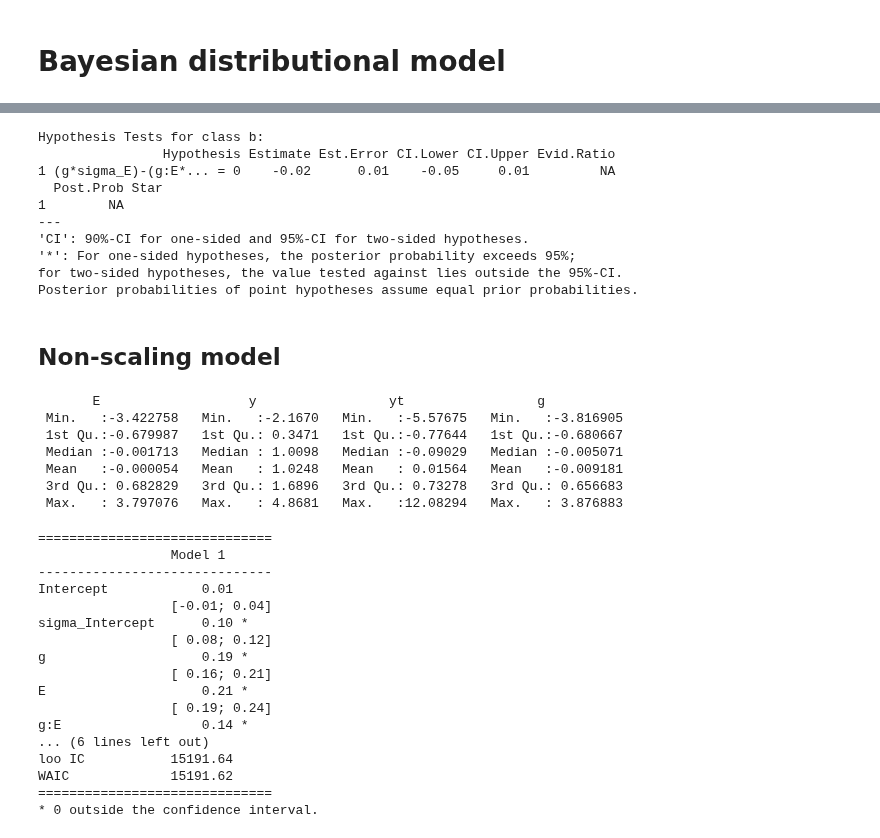
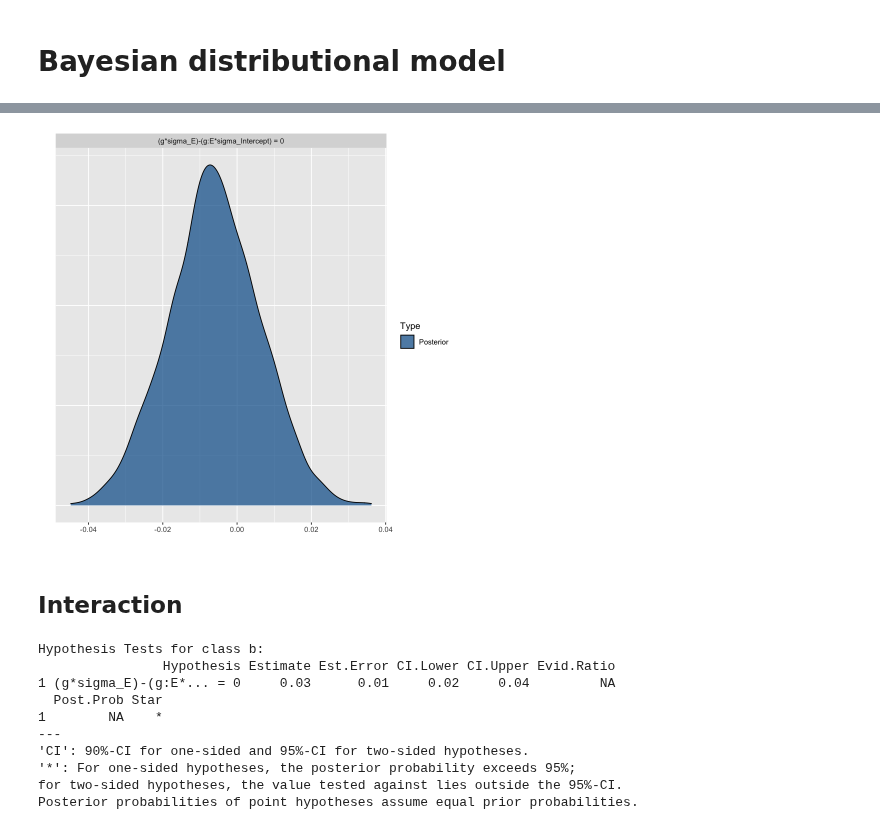
Before and after one commit to sdaza/gxe-dispersion, a Jupyter notebook: notebooks/GxE.ipynb, the cells around one changed output, grey strips where cells are left out. Cells and saved outputs as stored; diff of their text form; code cells hidden in the pictures.

```diff
--- a/notebooks/GxE.ipynb
+++ b/notebooks/GxE.ipynb
@@ -100,0 +116,4 @@ WAIC             19301.96
+# %%
+# I cannot rject the null hypothesis
+hyp <- "g * sigma_E = g:E * sigma_Intercept"
+(hyp <- hypothesis(b1, hyp, alpha = 0.05))
@@ -101,29 +131,21 @@ WAIC             19301.96
+# %%
+plot(hyp)
+# %% [output]
+[figure, added]
+# %% [markdown]
+## Interaction
 # %%
-
-# I cannot reject the null hypothesis
+# I reject the null hypothesis
 hyp <- "g * sigma_E = g:E * sigma_Intercept"
-(hyp <- hypothesis(m3, hyp, alpha = 0.05))
+(hyp <- hypothesis(b2, hyp, alpha = 0.05))
 # %% [output]
 Hypothesis Tests for class b:
                 Hypothesis Estimate Est.Error CI.Lower CI.Upper Evid.Ratio
-1 (g*sigma_E)-(g:E*... = 0    -0.02      0.01    -0.05     0.01         NA
+1 (g*sigma_E)-(g:E*... = 0     0.03      0.01     0.02     0.04         NA
   Post.Prob Star
-1        NA
+1        NA    *
 ---
 'CI': 90%-CI for one-sided and 95%-CI for two-sided hypotheses.
 '*': For one-sided hypotheses, the posterior probability exceeds 95%;
 for two-sided hypotheses, the value tested against lies outside the 95%-CI.
 Posterior probabilities of point hypotheses assume equal prior probabilities.
-# %% [markdown]
-## Non-scaling model
-# %%
-dt = data.table(simData(E, scaling = FALSE))
-summary(dt)
-# %% [output]
-       E                   y                 yt                 g
- Min.   :-3.422758   Min.   :-2.1670   Min.   :-5.57675   Min.   :-3.816905
- 1st Qu.:-0.679987   1st Qu.: 0.3471   1st Qu.:-0.77644   1st Qu.:-0.680667
- Median :-0.001713   Median : 1.0098   Median :-0.09029   Median :-0.005071
- Mean   :-0.000054   Mean   : 1.0248   Mean   : 0.01564   Mean   :-0.009181
- 3rd Qu.: 0.682829   3rd Qu.: 1.6896   3rd Qu.: 0.73278   3rd Qu.: 0.656683
- Max.   : 3.797076   Max.   : 4.8681   Max.   :12.08294   Max.   : 3.876883
@@ -133,20 +151,0 @@ m4 = brm(f, data = dt, family = brmsfamily("gaussian", link_sigma = "log"))
-# %%
-cat(screenreg(m4))
-# %% [output]
-==============================
-                 Model 1
-------------------------------
-Intercept            0.01
-                 [-0.01; 0.04]
-sigma_Intercept      0.10 *
-                 [ 0.08; 0.12]
-g                    0.19 *
-                 [ 0.16; 0.21]
-E                    0.21 *
-                 [ 0.19; 0.24]
-g:E                  0.14 *
-... (6 lines left out)
-loo IC           15191.64
-WAIC             15191.62
-==============================
-* 0 outside the confidence interval.
```
Also changed, not shown: parts of 20 cells of this notebook.
